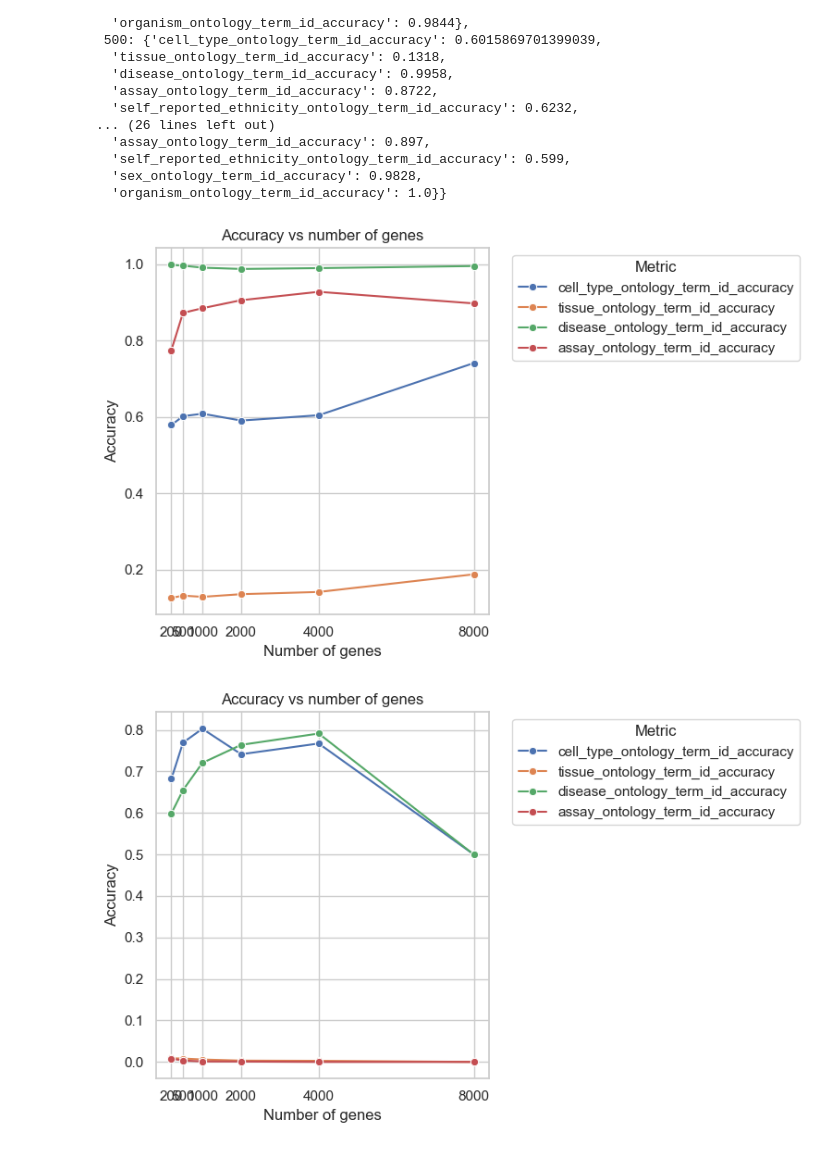
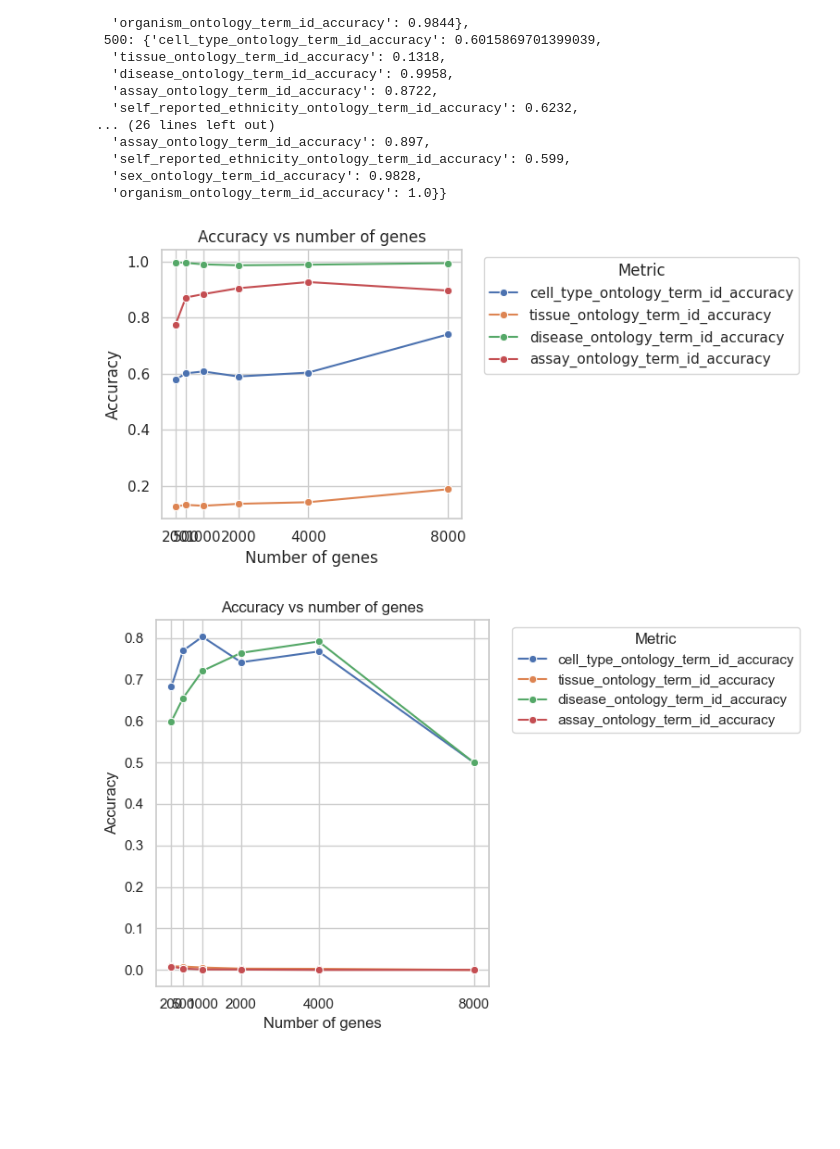
Before and after one commit to cantinilab/scPRINT, a Jupyter notebook: notebooks/scPRINT-2-repro-notebooks/smart_seq_class.ipynb, the cells around one changed output. Saved outputs shown, nothing was run; the diff lists cells and outputs as text; code cells hidden in the pictures; blank space fills up the shorter version.

```diff
--- a/notebooks/scPRINT-2-repro-notebooks/smart_seq_class.ipynb
+++ b/notebooks/scPRINT-2-repro-notebooks/smart_seq_class.ipynb
@@ -233,35 +223,35 @@ metrics = {
 
 import matplotlib.pyplot as plt
 
 # create a DataFrame from the metrics dict
 df = pd.DataFrame(metrics).T.reset_index().rename(columns={"index": "n_genes"})
 
 # keep only the four metrics to plot
 cols = [
     "cell_type_ontology_term_id_accuracy",
     "tissue_ontology_term_id_accuracy",
     "disease_ontology_term_id_accuracy",
     "assay_ontology_term_id_accuracy",
 ]
 df = df[["n_genes"] + cols].sort_values("n_genes")
 
 # melt for seaborn
 df_melt = df.melt(
     id_vars="n_genes", value_vars=cols, var_name="metric", value_name="accuracy"
 )
 
 sns.set(style="whitegrid")
-plt.figure(figsize=(8, 5))
+plt.figure(figsize=(8, 4))
 sns.lineplot(data=df_melt, x="n_genes", y="accuracy", hue="metric", marker="o")
 plt.xticks(df["n_genes"])
 plt.xlabel("Number of genes")
 plt.ylabel("Accuracy")
 plt.title("Accuracy vs number of genes")
 plt.legend(title="Metric", bbox_to_anchor=(1.05, 1), loc="upper left")
 plt.tight_layout()
 plt.show()
 # %% [output]
-[figure, old version]
+[figure, new version]
 # %%
 metrics = {
     200: {
```
Also changed, not shown: parts of 6 cells of this notebook, 13 other files.
